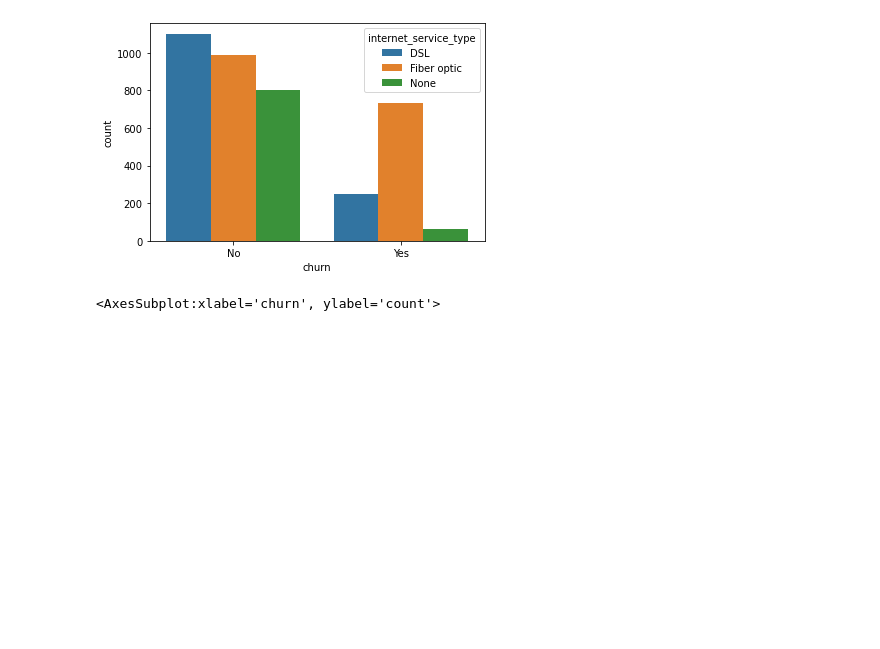
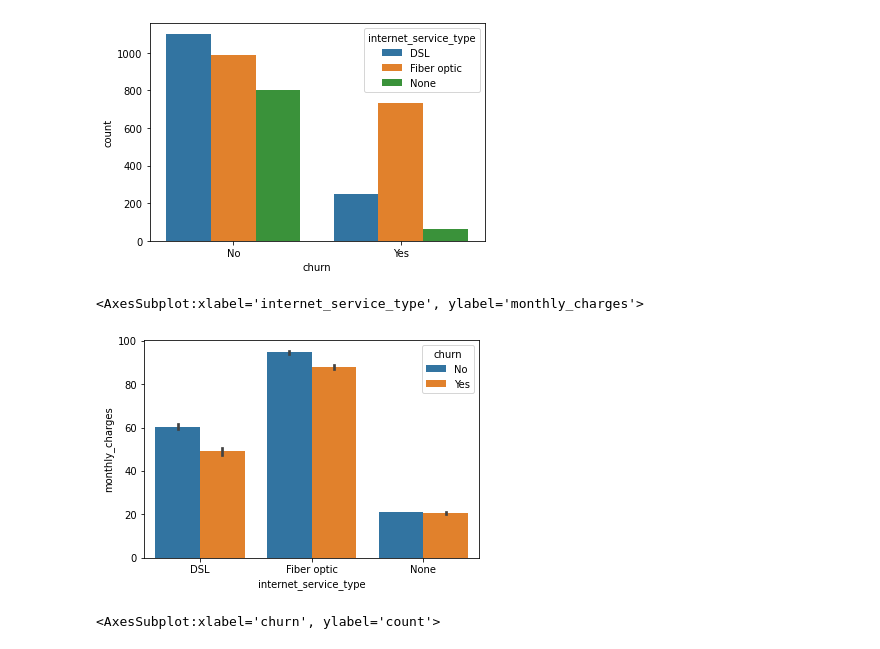
Before and after one commit to lochlynlaskowski/Telco_classification_project, a Jupyter notebook: Classification Project - in progress.ipynb, the cells around one changed output. Cells and saved outputs as stored; diff of their text form; code cells hidden in the pictures; blank space fills up the shorter version.

```diff
--- a/Classification Project - in progress.ipynb
+++ b/Classification Project - in progress.ipynb
@@ -302,6 +327,11 @@ sns.countplot(data=train, x='churn', hue ='internet_service_type')
 # %% [output]
 <AxesSubplot:xlabel='churn', ylabel='count'>
 [figure]
+# %%
+sns.barplot(data=train, x='internet_service_type', y='monthly_charges', hue='churn')
+# %% [output]
+<AxesSubplot:xlabel='internet_service_type', ylabel='monthly_charges'>
+[figure, added]
 # %%
 sns.countplot(data=train, x='churn', hue ='payment_type')
 # %% [output]
```
Also changed, not shown: parts of 7 cells of this notebook, 1 other file.
